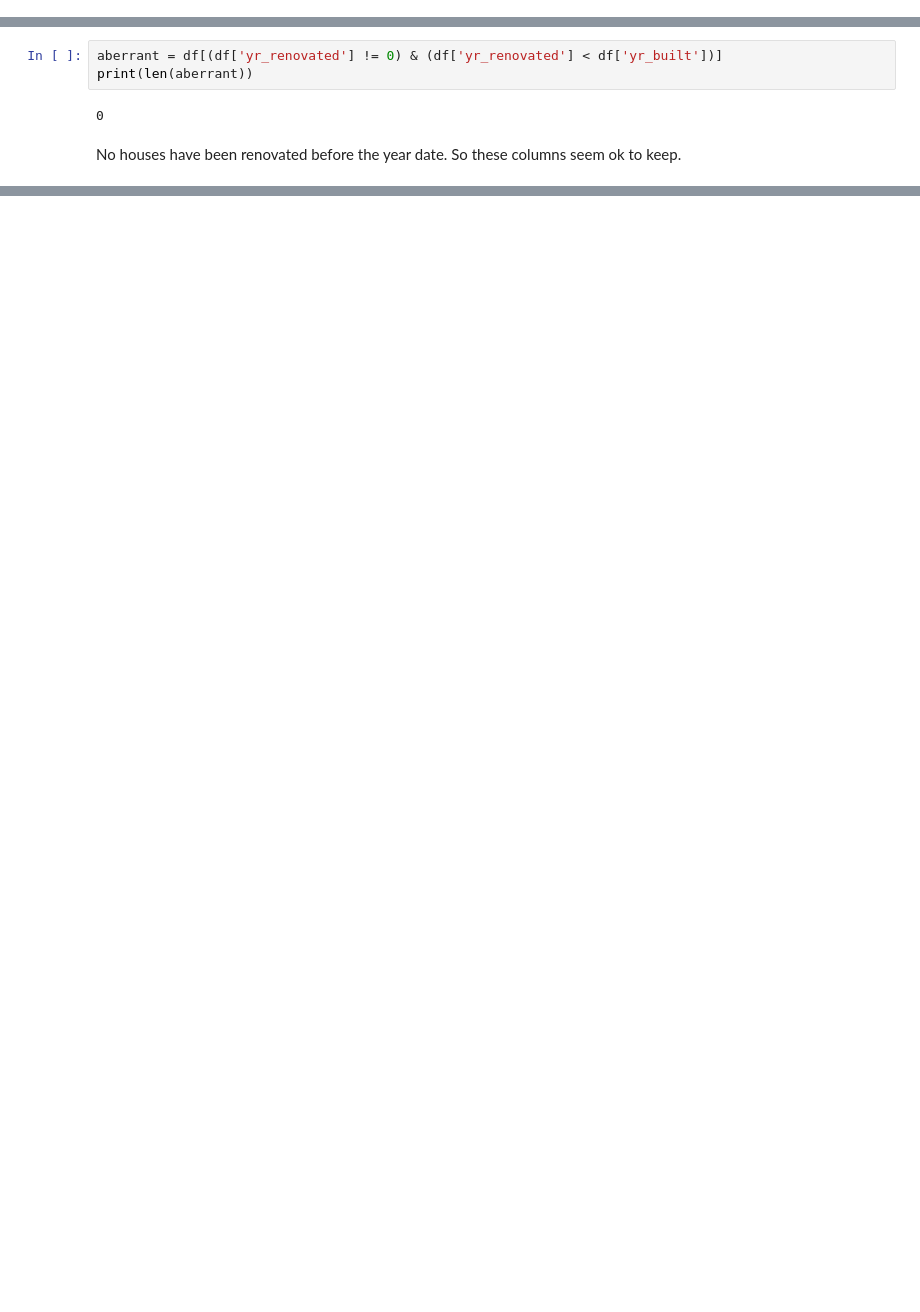
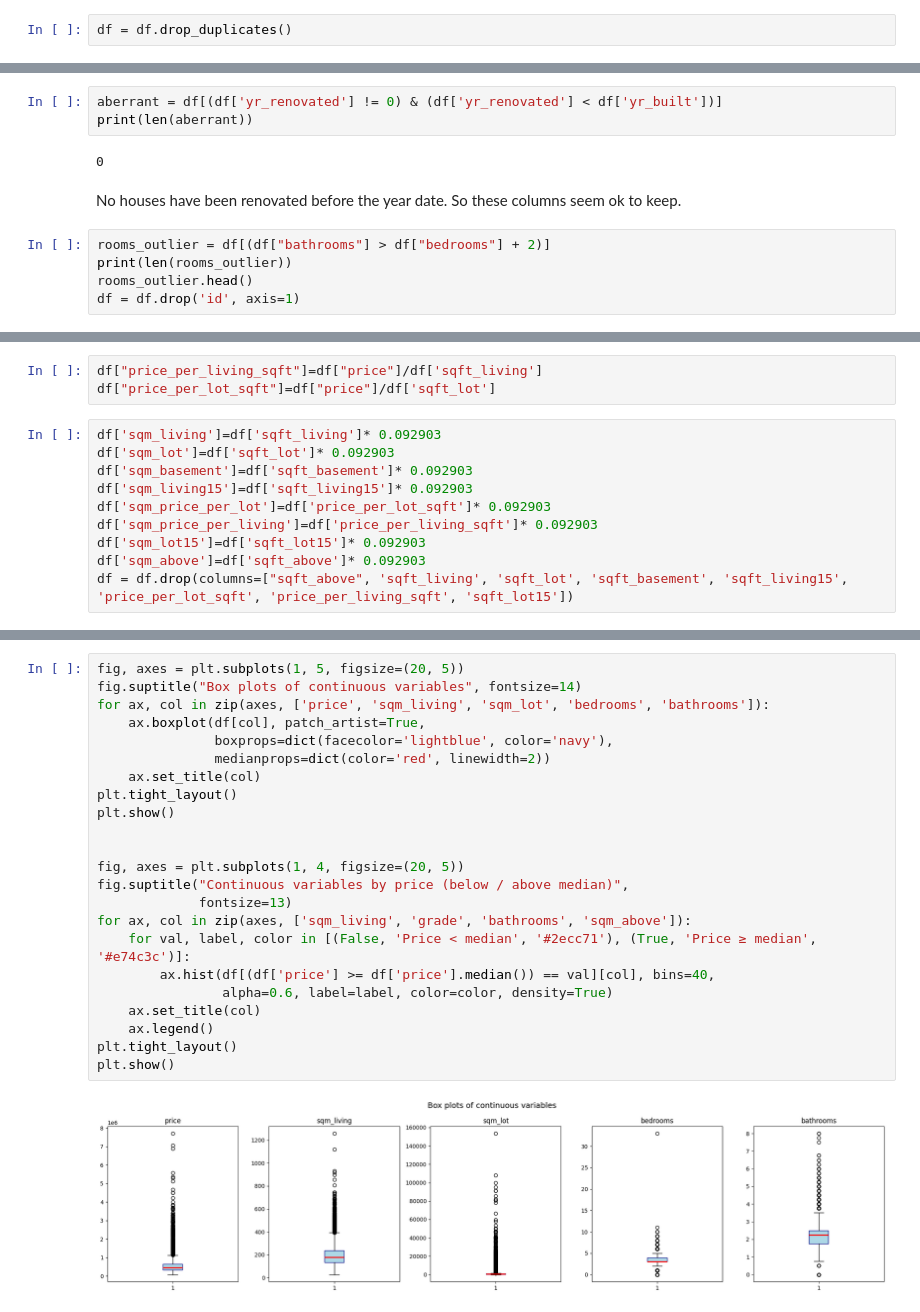
Before and after one commit to axel-achart/apartment-hunter, a Jupyter notebook: notebook.ipynb, the cells around one changed output, grey strips where cells are left out. Cells and saved outputs as stored; diff of their text form; blank space fills up the shorter version.

```diff
--- a/notebook.ipynb
+++ b/notebook.ipynb
@@ -60,6 +63,8 @@ df[df.duplicated()]
 | 3951 | 1825069031 | 550000.0 | 4 | 1.75 | 2410 | 8447 | 2.0 | 0 | 3 | 4 | ... |
 | 14983 | 6308000010 | 585000.0 | 3 | 2.50 | 2290 | 5089 | 2.0 | 0 | 0 | 3 | ... |
 | 20054 | 8648900110 | 555000.0 | 3 | 2.50 | 1940 | 3211 | 2.0 | 0 | 0 | 3 | ... |
+# %%
+df = df.drop_duplicates()
 # %% [markdown]
 0 duplicates and 0 non-null values
 # %%
@@ -81,3 +86,8 @@ print(len(aberrant))
 0
 # %% [markdown]
 No houses have been renovated before the year date. So these columns seem ok to keep.
+# %%
+rooms_outlier = df[(df["bathrooms"] > df["bedrooms"] + 2)]
+print(len(rooms_outlier))
+rooms_outlier.head()
+df = df.drop('id', axis=1)
@@ -83,0 +96,13 @@ No houses have been renovated before the year date. So these columns seem ok to
+# %%
+df["price_per_living_sqft"]=df["price"]/df['sqft_living']
+df["price_per_lot_sqft"]=df["price"]/df['sqft_lot']
+# %%
+df['sqm_living']=df['sqft_living']* 0.092903
+df['sqm_lot']=df['sqft_lot']* 0.092903
+df['sqm_basement']=df['sqft_basement']* 0.092903
+df['sqm_living15']=df['sqft_living15']* 0.092903
+df['sqm_price_per_lot']=df['price_per_lot_sqft']* 0.092903
+df['sqm_price_per_living']=df['price_per_living_sqft']* 0.092903
+df['sqm_lot15']=df['sqft_lot15']* 0.092903
+df['sqm_above']=df['sqft_above']* 0.092903
+df = df.drop(columns=["sqft_above", 'sqft_living', 'sqft_lot', 'sqft_basement', 'sqft_living15', 'price_per_lot_sqft', 'price_per_living_sqft', 'sqft_lot15'])
@@ -83,0 +154,25 @@ No houses have been renovated before the year date. So these columns seem ok to
+# %%
+fig, axes = plt.subplots(1, 5, figsize=(20, 5))
+fig.suptitle("Box plots of continuous variables", fontsize=14)
+for ax, col in zip(axes, ['price', 'sqm_living', 'sqm_lot', 'bedrooms', 'bathrooms']):
+    ax.boxplot(df[col], patch_artist=True,
+               boxprops=dict(facecolor='lightblue', color='navy'),
+               medianprops=dict(color='red', linewidth=2))
+    ax.set_title(col)
+plt.tight_layout()
+plt.show()
+
+
+fig, axes = plt.subplots(1, 4, figsize=(20, 5))
+fig.suptitle("Continuous variables by price (below / above median)",
+             fontsize=13)
+for ax, col in zip(axes, ['sqm_living', 'grade', 'bathrooms', 'sqm_above']):
+    for val, label, color in [(False, 'Price < median', '#2ecc71'), (True, 'Price ≥ median', '#e74c3c')]:
+        ax.hist(df[(df['price'] >= df['price'].median()) == val][col], bins=40,
+                alpha=0.6, label=label, color=color, density=True)
+    ax.set_title(col)
+    ax.legend()
+plt.tight_layout()
+plt.show()
+# %% [output]
+[figure, added]
```
Also changed, not shown: parts of 9 cells of this notebook, 2 other files.
